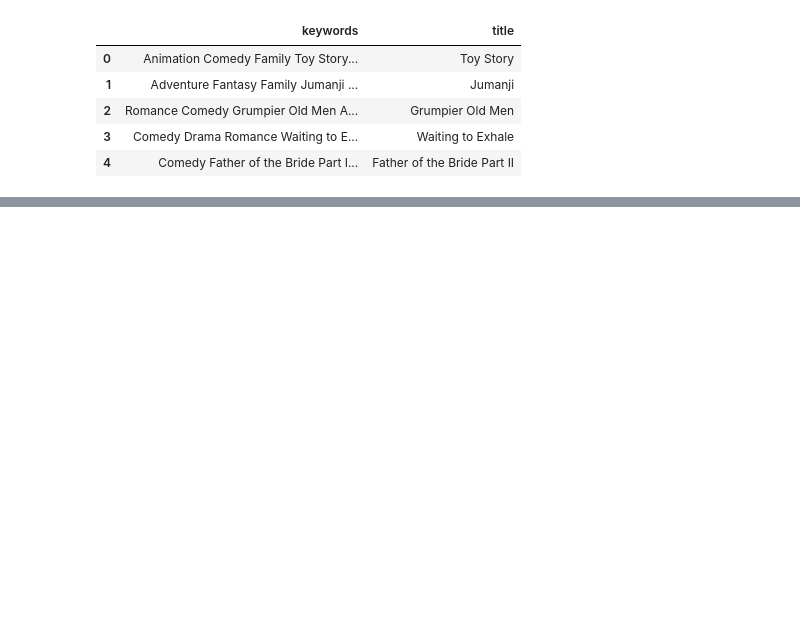
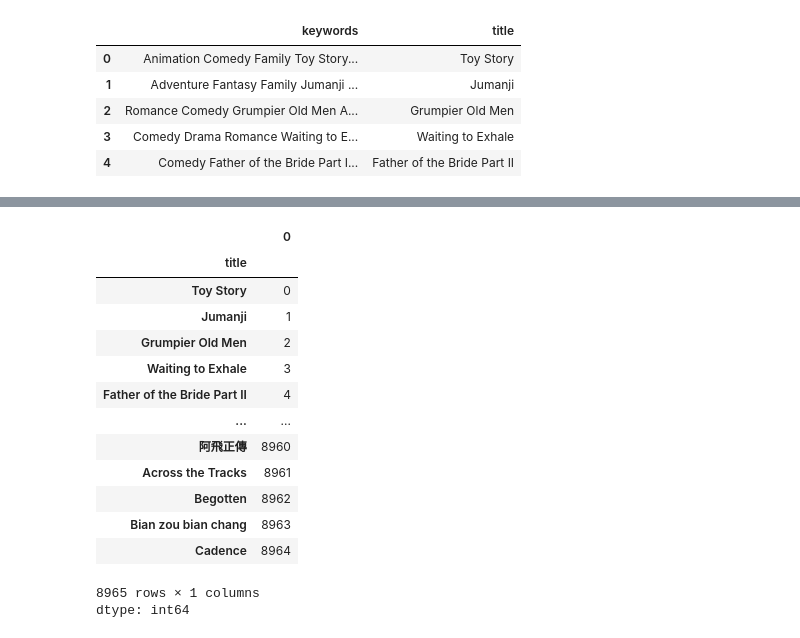
Before and after one commit to MishraShardendu22/Movie-Vibe-Name-Search, a Jupyter notebook: Movies_Search.ipynb, the cells around one changed output, grey strips where cells are left out. Saved outputs shown, nothing was run; the diff lists cells and outputs as text; code cells hidden in the pictures; blank space fills up the shorter version.

```diff
--- a/Movies_Search.ipynb
+++ b/Movies_Search.ipynb
@@ -88,0 +125,25 @@ df_rec.head()
+# %%
+# TF-IDF = Term Frequency – Inverse Document Frequency
+# Term Frequency (TF): how often a word appears in a document.
+# Inverse Document Frequency (IDF): how rare that word is across all documents.
+
+from sklearn.feature_extraction.text import TfidfVectorizer
+
+indices = pd.Series(df_rec.index, index=df_rec["title"]).drop_duplicates()
+indices
+# %% [output]
+|  | 0 |
+| title |  |
+| Toy Story | 0 |
+| Jumanji | 1 |
+| Grumpier Old Men | 2 |
+| Waiting to Exhale | 3 |
+| Father of the Bride Part II | 4 |
+| ... | ... |
+| 阿飛正傳 | 8960 |
+| Across the Tracks | 8961 |
+| Begotten | 8962 |
+| Bian zou bian chang | 8963 |
+| Cadence | 8964 |
+8965 rows × 1 columns
+dtype: int64
```
Also changed, not shown: parts of 10 cells of this notebook.
